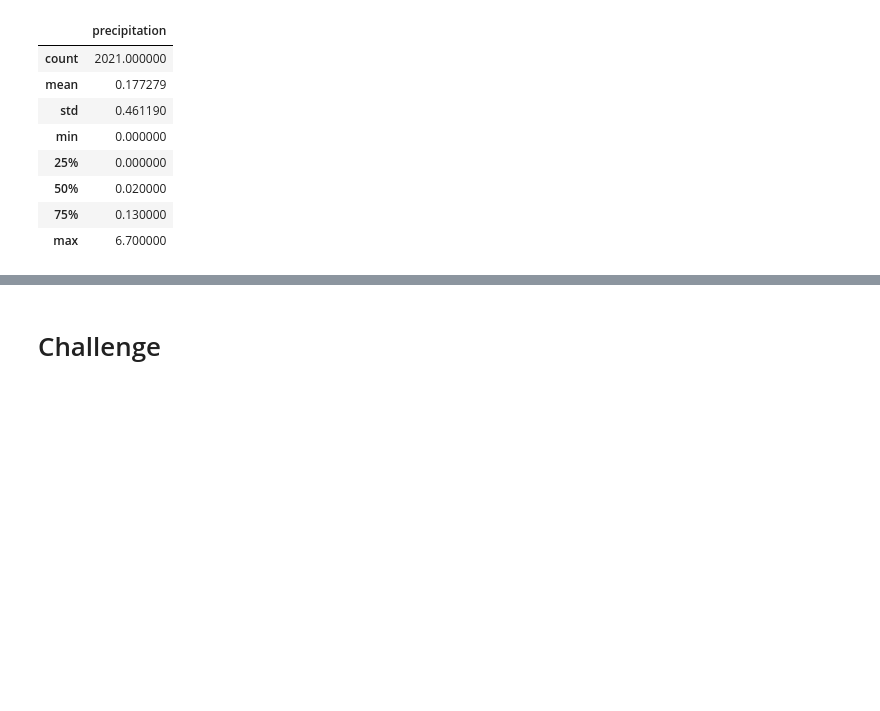
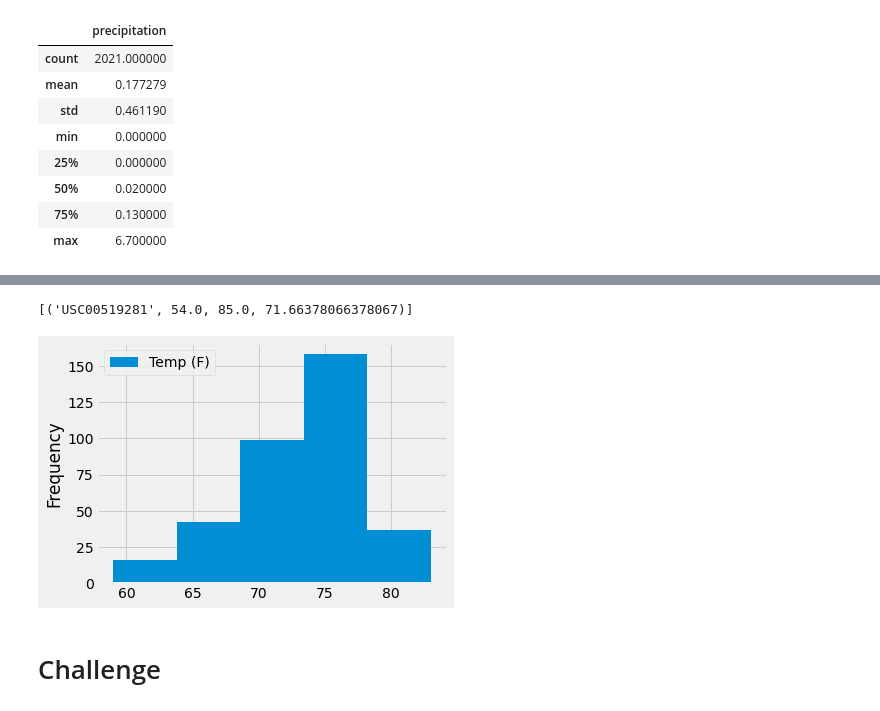
Before and after one commit to bradydwilton/surfs_up, a Jupyter notebook: climate_analysis.ipynb, the cells around one changed output, grey strips where cells are left out. Drawn from its saved outputs; the diff is of its cells as text; code cells hidden in the pictures; blank space fills up the shorter version.

```diff
--- a/climate_analysis.ipynb
+++ b/climate_analysis.ipynb
@@ -78,9 +104,18 @@ results_df.describe()
 # %%
 # Using the station id from the previous query, calculate the lowest temperature recorded,
 # highest temperature recorded, and average temperature most active station?
+session.query(Measurement.station, func.min(Measurement.tobs),func.max(Measurement.tobs),func.avg(Measurement.tobs)).group_by(Measurement.station).filter(Measurement.station == 'USC00519281').all()
+# %% [output]
+[('USC00519281', 54.0, 85.0, 71.66378066378067)]
 # %%
 # Choose the station with the highest number of temperature observations.
 # Query the last 12 months of temperature observation data for this station and plot the results as a histogram
+temps = session.query(Measurement.tobs).filter(Measurement.station == 'USC00519281').filter(Measurement.date >= prev_year).all()
+temps_df = pd.DataFrame(temps, columns = ['Temp (F)'])
+temps_df.plot(kind='hist',bins=5)
+plt.tight_layout()
+# %% [output]
+[figure, added]
 # %%
 # Write a function called `calc_temps` that will accept start date and end date in the format '%Y-%m-%d'
 # and return the minimum, average, and maximum temperatures for that range of dates
```
Also changed, not shown: parts of 5 cells of this notebook.
